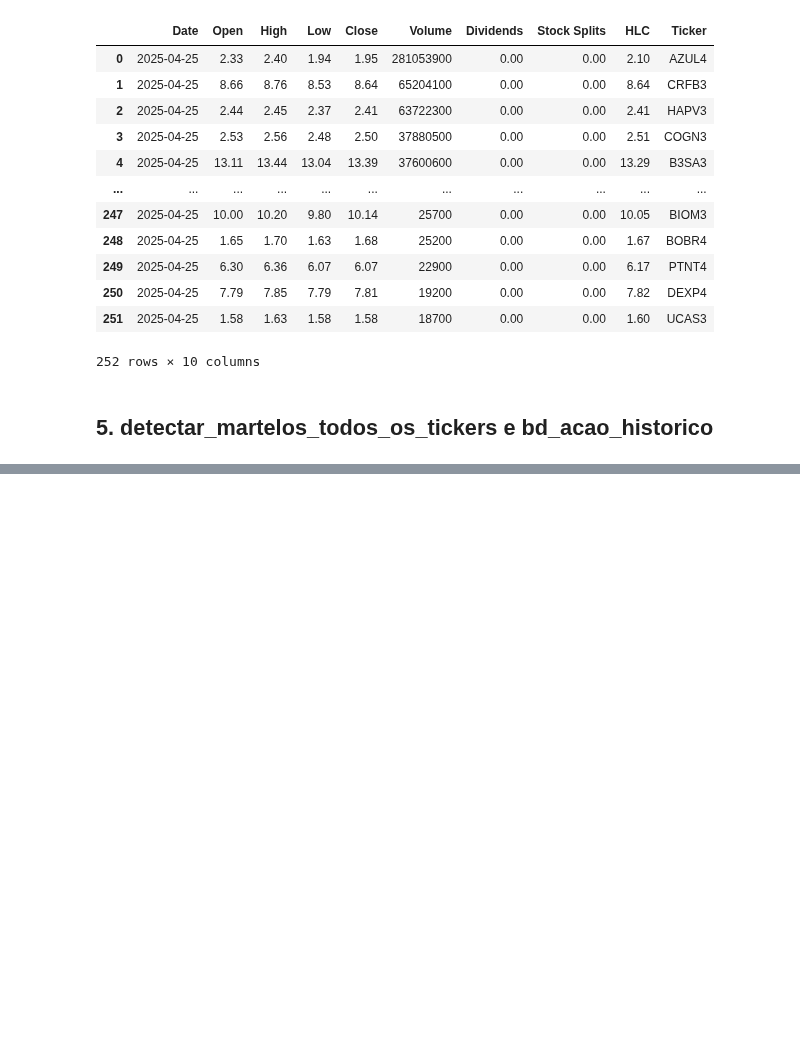
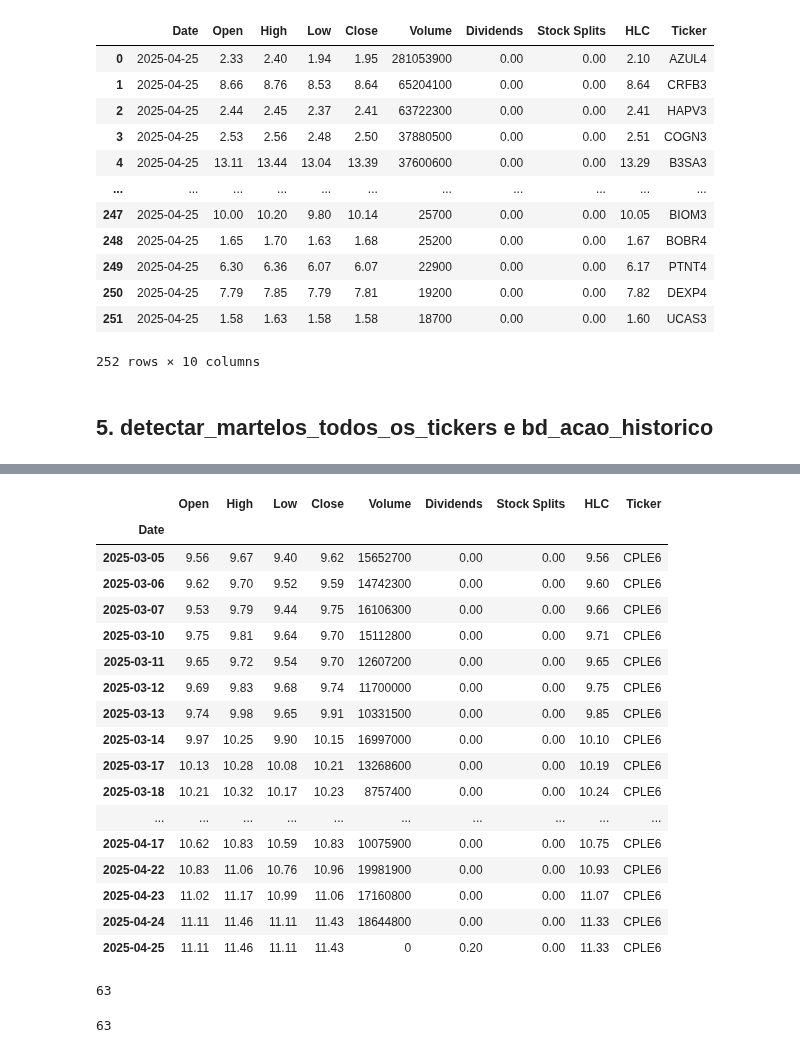
Before and after one commit to ricardopeloi/o_mais_novo_day_trader_do_brasil, a Jupyter notebook: Análises/Gerador de Arquivo de Histórico único.ipynb, the cells around one changed output, grey strips where cells are left out. Drawn from its saved outputs; the diff is of its cells as text; code cells hidden in the pictures; blank space fills up the shorter version.

Commit message:
Ajustada também a função de detectar_martelos_todos_os_tickers para gerar o arquivo de Histórico corretamente

```diff
--- a/Análises/Gerador de Arquivo de Histórico único.ipynb
+++ b/Análises/Gerador de Arquivo de Histórico único.ipynb
@@ -613,0 +325,49 @@ bd_acao_historico
+# %%
+bd_acoes_import_historico = pd.read_excel(r"C:\Users\ricardopeloi\OneDrive - falconi365\Data Science\O_Mais_Novo_Day_Trader_do_Brasil\o_mais_novo_day_trader_do_brasil\Bases\Base de Dados Histórico.xlsx")
+# bd_acoes_import_historico.info()
+
+# acoes = bd_acoes_import_historico["Ticker"].unique()
+# acoes
+acoes = ["CPLE6"]
+# acoes = ["ALUP4"]
+
+
+qtd_dias_maximo = 55
+# bd_acoes_import_historico[bd_acoes_import_historico["Date"] >= (max(bd_acoes_import_historico["Date"]) - timedelta(days=qtd_dias_maximo))]
+bd_acao = bd_acoes_import_historico[
+    (bd_acoes_import_historico["Ticker"] == acoes[0]) *
+    (bd_acoes_import_historico["Date"] >= (max(bd_acoes_import_historico["Date"]) - timedelta(days=qtd_dias_maximo)))
+].set_index("Date")
+bd_acao = bd_acao.select_dtypes(exclude=['object']).interpolate()
+bd_acao["Ticker"] = acoes[0]
+bd_acao
+# bd_acao.info()
+# %% [output]
+|  | Open | High | Low | Close | Volume | Dividends | Stock Splits | HLC | Ticker |
+| Date |  |  |  |  |  |  |  |  |  |
+| 2025-03-05 | 9.56 | 9.67 | 9.40 | 9.62 | 15652700 | 0.00 | 0.00 | 9.56 | CPLE6 |
+| 2025-03-06 | 9.62 | 9.70 | 9.52 | 9.59 | 14742300 | 0.00 | 0.00 | 9.60 | CPLE6 |
+| 2025-03-07 | 9.53 | 9.79 | 9.44 | 9.75 | 16106300 | 0.00 | 0.00 | 9.66 | CPLE6 |
+| 2025-03-10 | 9.75 | 9.81 | 9.64 | 9.70 | 15112800 | 0.00 | 0.00 | 9.71 | CPLE6 |
+| 2025-03-11 | 9.65 | 9.72 | 9.54 | 9.70 | 12607200 | 0.00 | 0.00 | 9.65 | CPLE6 |
+| 2025-03-12 | 9.69 | 9.83 | 9.68 | 9.74 | 11700000 | 0.00 | 0.00 | 9.75 | CPLE6 |
+| 2025-03-13 | 9.74 | 9.98 | 9.65 | 9.91 | 10331500 | 0.00 | 0.00 | 9.85 | CPLE6 |
+| 2025-03-14 | 9.97 | 10.25 | 9.90 | 10.15 | 16997000 | 0.00 | 0.00 | 10.10 | CPLE6 |
+| 2025-03-17 | 10.13 | 10.28 | 10.08 | 10.21 | 13268600 | 0.00 | 0.00 | 10.19 | CPLE6 |
+| 2025-03-18 | 10.21 | 10.32 | 10.17 | 10.23 | 8757400 | 0.00 | 0.00 | 10.24 | CPLE6 |
+| ... | ... | ... | ... | ... | ... | ... | ... | ... | ... |
+| 2025-04-17 | 10.62 | 10.83 | 10.59 | 10.83 | 10075900 | 0.00 | 0.00 | 10.75 | CPLE6 |
+| 2025-04-22 | 10.83 | 11.06 | 10.76 | 10.96 | 19981900 | 0.00 | 0.00 | 10.93 | CPLE6 |
+| 2025-04-23 | 11.02 | 11.17 | 10.99 | 11.06 | 17160800 | 0.00 | 0.00 | 11.07 | CPLE6 |
+| 2025-04-24 | 11.11 | 11.46 | 11.11 | 11.43 | 18644800 | 0.00 | 0.00 | 11.33 | CPLE6 |
+| 2025-04-25 | 11.11 | 11.46 | 11.11 | 11.43 | 0 | 0.20 | 0.00 | 11.33 | CPLE6 |
+# %%
+bd_arquivo_original = pd.read_excel(r"C:\Users\ricardopeloi\OneDrive - falconi365\Data Science\O_Mais_Novo_Day_Trader_do_Brasil\o_mais_novo_day_trader_do_brasil\Bases\Lista de ações Tratada.xlsx").set_index("Ticker")
+bd_arquivo_original = bd_arquivo_original[bd_arquivo_original["Data da leitura (último dia útil)"] == max(bd_arquivo_original["Data da leitura (último dia útil)"])]
+
+acao = acoes[0]
+display(len(bd_arquivo_original.reset_index().columns.to_list()))
+display(len([acao] + bd_arquivo_original.loc[acao].to_list()))
+# %% [output]
+63
+63
```
Also changed, not shown: parts of 20 cells of this notebook, 6 other files.
